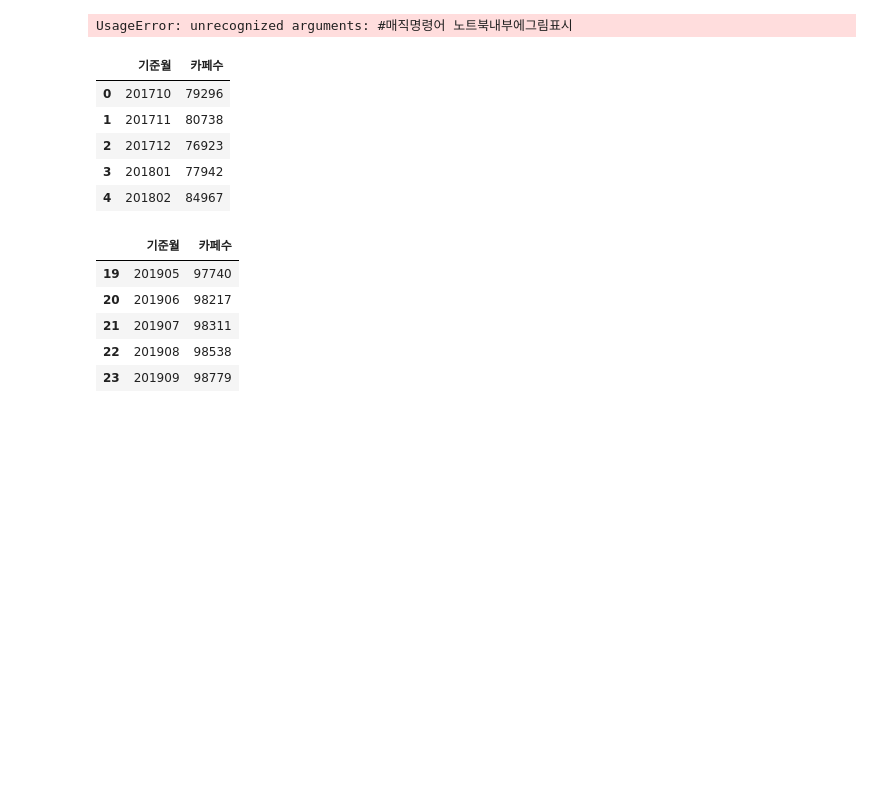
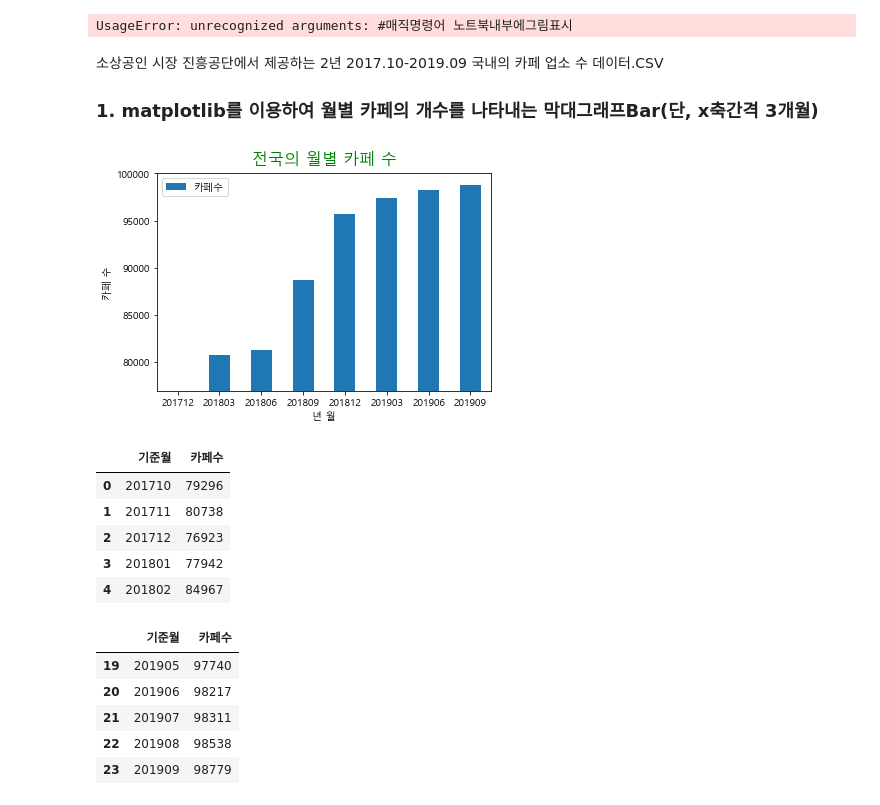
Before and after one commit to EGEG1212/Data-Analysis-2020, a Jupyter notebook: 04.Visual/05a.문제201116.ipynb, the cells around one changed output. Saved outputs shown, nothing was run; the diff lists cells and outputs as text; code cells hidden in the pictures; blank space fills up the shorter version.

```diff
--- a/04.Visual/05a.문제201116.ipynb
+++ b/04.Visual/05a.문제201116.ipynb
@@ -10,6 +10,22 @@ UsageError: unrecognized arguments: #매직명령어 노트북내부에그림표
 # %%
 mpl.rc('font', family='Malgun Gothic') # 한글폰트 설정
 mpl.rc('axes', unicode_minus=False) # 유니코드에서  음수 부호설정
+# %% [markdown]
+소상공인 시장 진흥공단에서 제공하는 2년 2017.10-2019.09 국내의 카페 업소 수 데이터.CSV
+### 1. matplotlib를 이용하여 월별 카페의 개수를 나타내는 막대그래프Bar(단, x축간격 3개월)
+# %%
+a = pd.read_csv('cafe_2year.csv')
+# %%
+b =a.set_index('기준월')
+# %%
+b[2::3].plot.bar(rot=0)
+plt.xlabel('년 월')
+plt.ylabel('카페 수')
+plt.ylim(76923, 100000)
+plt.title('전국의 월별 카페 수', loc='center', pad=10, fontsize=16, color='g')
+plt.show()
+# %% [output]
+[figure, added]
 # %%
 df= pd.read_csv('cafe_2year.csv')
 df.head()
```
Also changed, not shown: parts of 17 cells of this notebook.
